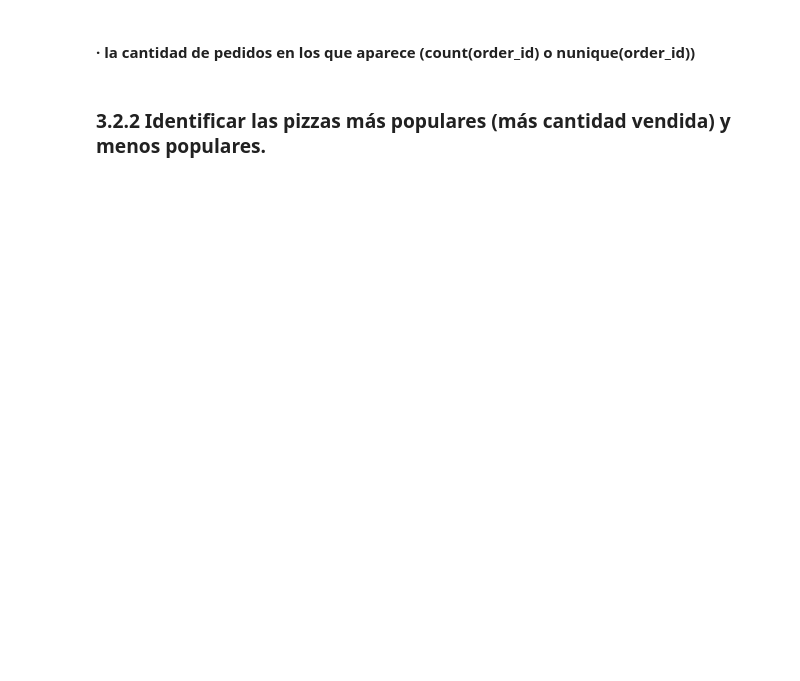
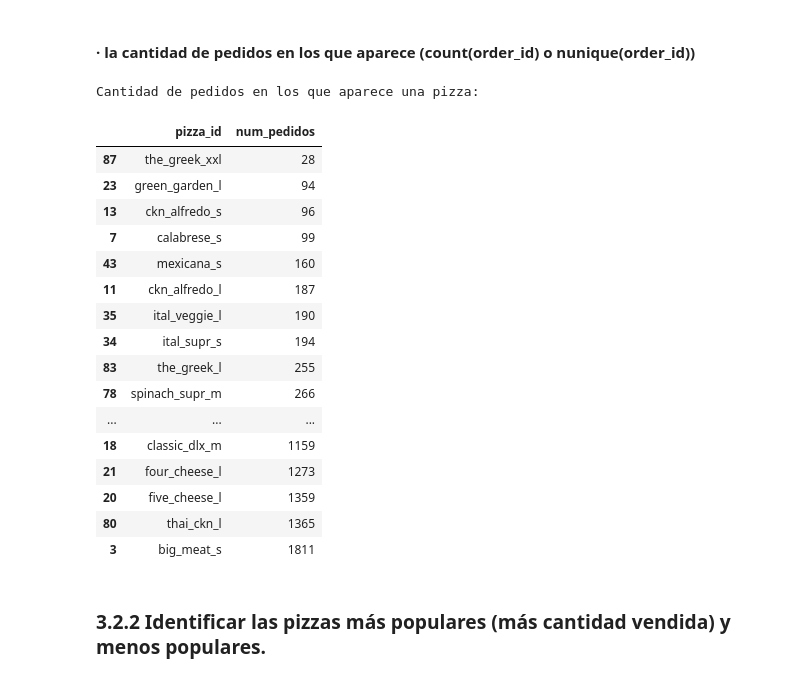
Before and after one commit to Joan735/PythonRA2, a Jupyter notebook: pizza/pizza.ipynb, the cells around one changed output. Saved outputs shown, nothing was run; the diff lists cells and outputs as text; code cells hidden in the pictures; blank space fills up the shorter version.

```diff
--- a/pizza/pizza.ipynb
+++ b/pizza/pizza.ipynb
@@ -326,4 +338,29 @@ print(df_merged.max)
 # %% [markdown]
 #### · la cantidad de pedidos en los que aparece (count(order_id) o nunique(order_id))
+# %%
+# Cantidad de pedidos en los que aparece una pizza
+pd.set_option("display.max_rows", None)
+df_pedidos = df_merged.groupby("pizza_id", as_index=False).agg(num_pedidos=("order_id", "count"))
+print("Cantidad de pedidos en los que aparece una pizza:")
+df_pedidos.sort_values(["num_pedidos"], ascending=True)
+# %% [output]
+Cantidad de pedidos en los que aparece una pizza:
+|  | pizza_id | num_pedidos |
+| 87 | the_greek_xxl | 28 |
+| 23 | green_garden_l | 94 |
+| 13 | ckn_alfredo_s | 96 |
+| 7 | calabrese_s | 99 |
+| 43 | mexicana_s | 160 |
+| 11 | ckn_alfredo_l | 187 |
+| 35 | ital_veggie_l | 190 |
+| 34 | ital_supr_s | 194 |
+| 83 | the_greek_l | 255 |
+| 78 | spinach_supr_m | 266 |
+| ... | ... | ... |
+| 18 | classic_dlx_m | 1159 |
+| 21 | four_cheese_l | 1273 |
+| 20 | five_cheese_l | 1359 |
+| 80 | thai_ckn_l | 1365 |
+| 3 | big_meat_s | 1811 |
 # %% [markdown]
 ### 3.2.2 Identificar las pizzas más populares (más cantidad vendida) y menos populares.
```
Also changed, not shown: parts of 6 cells of this notebook.
